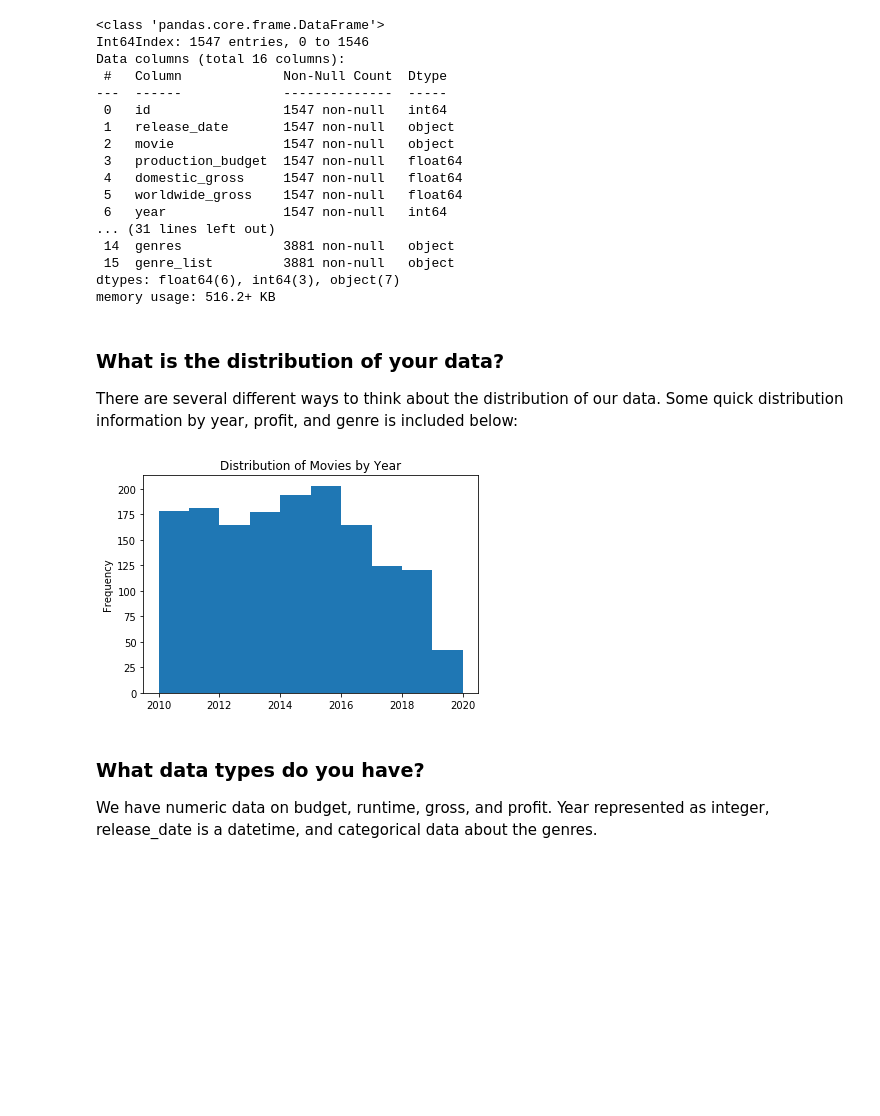
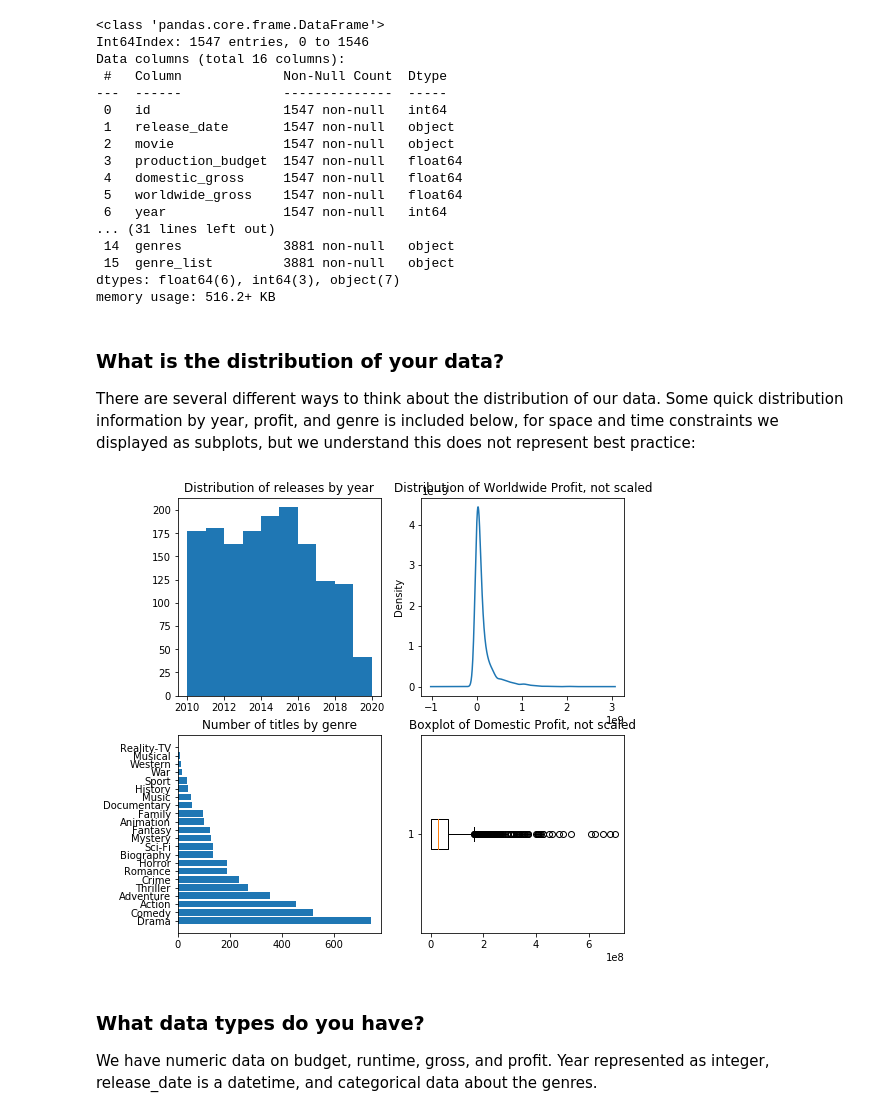
Before and after one commit to jmillerbrooks/mod_1_git_lab, a Jupyter notebook: CRISP-DM.ipynb, the cells around one changed output. Cells and saved outputs as stored; diff of their text form; code cells hidden in the pictures; blank space fills up the shorter version.

```diff
--- a/CRISP-DM.ipynb
+++ b/CRISP-DM.ipynb
@@ -57,11 +57,46 @@ dtypes: float64(6), int64(3), object(7)
 memory usage: 516.2+ KB
 # %% [markdown]
 ### What is the distribution of your data?
-There are several different ways to think about the distribution of our data. Some quick distribution information by year, profit, and genre is included below:
+There are several different ways to think about the distribution of our data. Some quick distribution information by year, profit, and genre is included below, for space and time constraints we displayed as subplots, but we understand this does not represent best practice:
-# %%
-main_df.year.plot.hist(title='Distribution of Movies by Year');
-# %% [output]
-[figure, removed]
+# %%
+import matplotlib.pyplot as plt
+
+#main_df.year.plot.hist(title='Distribution of Movies by Year');
+
+new_figure = plt.figure(figsize=(8,8))
+
+# Add a subplot to the figure - a new axes
+hist_by_year = new_figure.add_subplot(221)
+
+# Add a second subplot to the figure - a new axes
+hist_by_profit = new_figure.add_subplot(222)
+
+# Genre value_count bars:
+bars_genre = new_figure.add_subplot(223)
+
+# Another dist
+fourth_plot = new_figure.add_subplot(224)
+
+# Histogram of release year
+hist_by_year.hist(main_df.year)
+hist_by_year.set_title('Distribution of releases by year')
+
+# Histogram of profit
+main_df.worldwide_profit.plot.density(ax=hist_by_profit)
+hist_by_profit.set_title('Distribution of Worldwide Profit, not scaled')
+
+# Bar chart of genre counts:
+bars_genre.barh(y = exploded_df.genre_list.value_counts().index, width = exploded_df.genre_list.value_counts())
+bars_genre.set_title('Number of titles by genre')
+
+# Boxplot of domestic profit
+fourth_plot.boxplot(x = main_df.domestic_profit, vert=False)
+fourth_plot.set_title('Boxplot of Domestic Profit, not scaled')
+
+# Show the plot
+plt.show()
+# %% [output]
+[figure, added]
 # %% [markdown]
 ### What data types do you have?
 We have numeric data on budget, runtime, gross, and profit. Year represented as integer, release_date is a datetime, and categorical data about the genres.
```
Also changed, not shown: parts of 2 cells of this notebook.
